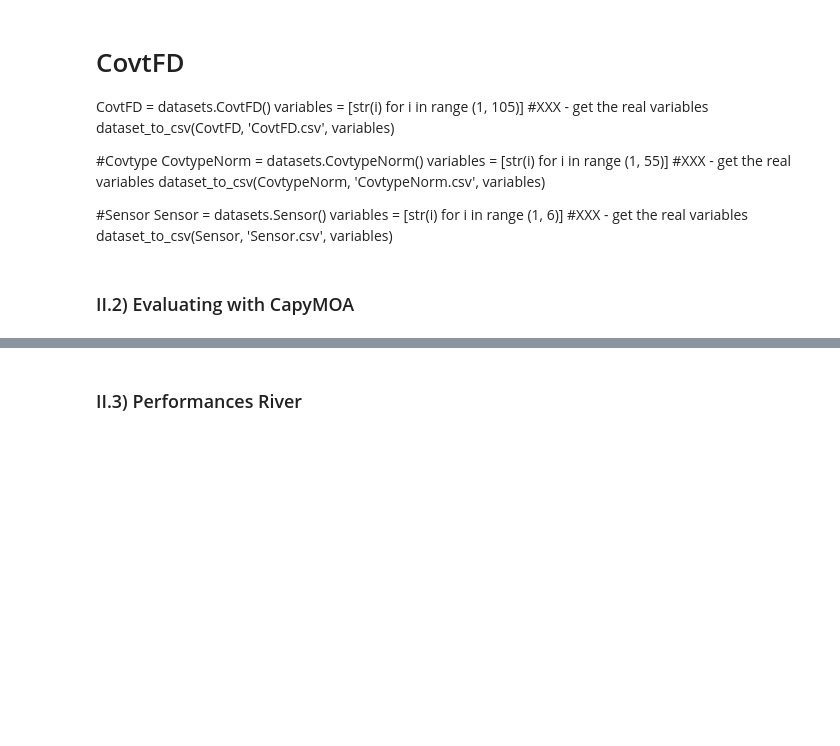
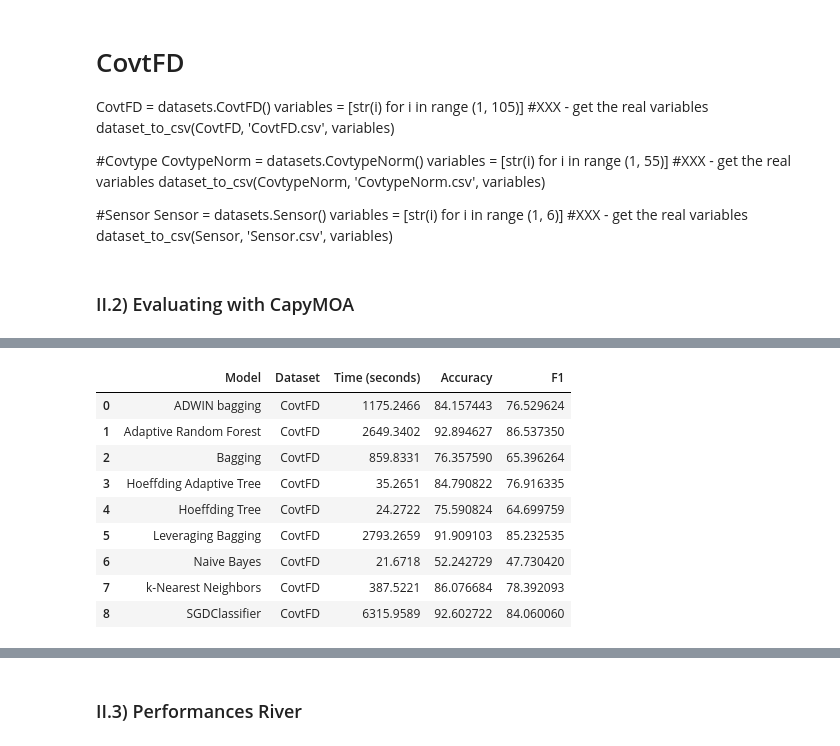
Before and after one commit to solinemignot/M2DS_DataStream_WANG_MIGNOT, a Jupyter notebook: Lab_2_1.ipynb, the cells around one changed output, grey strips where cells are left out. Drawn from its saved outputs; the diff is of its cells as text; code cells hidden in the pictures; blank space fills up the shorter version.

Commit message:
Add results for multiclass

```diff
--- a/Lab_2_1.ipynb
+++ b/Lab_2_1.ipynb
@@ -378,4 +382,4 @@ dataset_to_csv(Sensor, 'Sensor.csv', variables)
 # %%
 #Datasets_capymoa = {'CovtFD' : CovtFD, 'CovtypeNorm': CovtypeNorm, 'Sensor': Sensor}
 #Datasets_capymoa = {'CovtypeNorm': CovtypeNorm, 'Sensor': Sensor}
-#results_capymoa_multiclass = get_performance_capymoa(Models_capymoa, Datasets_capymoa)
+results_capymoa_multiclass = get_performance_capymoa(Models_capymoa, {"CovtFD": datasets.CovtFD()})
@@ -382,2 +396,13 @@ dataset_to_csv(Sensor, 'Sensor.csv', variables)
 # %%
-#pd.DataFrame(results_capymoa_multiclass)
+pd.DataFrame(results_capymoa_multiclass)
+# %% [output]
+|  | Model | Dataset | Time (seconds) | Accuracy | F1 |
+| 0 | ADWIN bagging | CovtFD | 1175.2466 | 84.157443 | 76.529624 |
+| 1 | Adaptive Random Forest | CovtFD | 2649.3402 | 92.894627 | 86.537350 |
+| 2 | Bagging | CovtFD | 859.8331 | 76.357590 | 65.396264 |
+| 3 | Hoeffding Adaptive Tree | CovtFD | 35.2651 | 84.790822 | 76.916335 |
+| 4 | Hoeffding Tree | CovtFD | 24.2722 | 75.590824 | 64.699759 |
+| 5 | Leveraging Bagging | CovtFD | 2793.2659 | 91.909103 | 85.232535 |
+| 6 | Naive Bayes | CovtFD | 21.6718 | 52.242729 | 47.730420 |
+| 7 | k-Nearest Neighbors | CovtFD | 387.5221 | 86.076684 | 78.392093 |
+| 8 | SGDClassifier | CovtFD | 6315.9589 | 92.602722 | 84.060060 |
```
Also changed, not shown: parts of 10 cells of this notebook.
